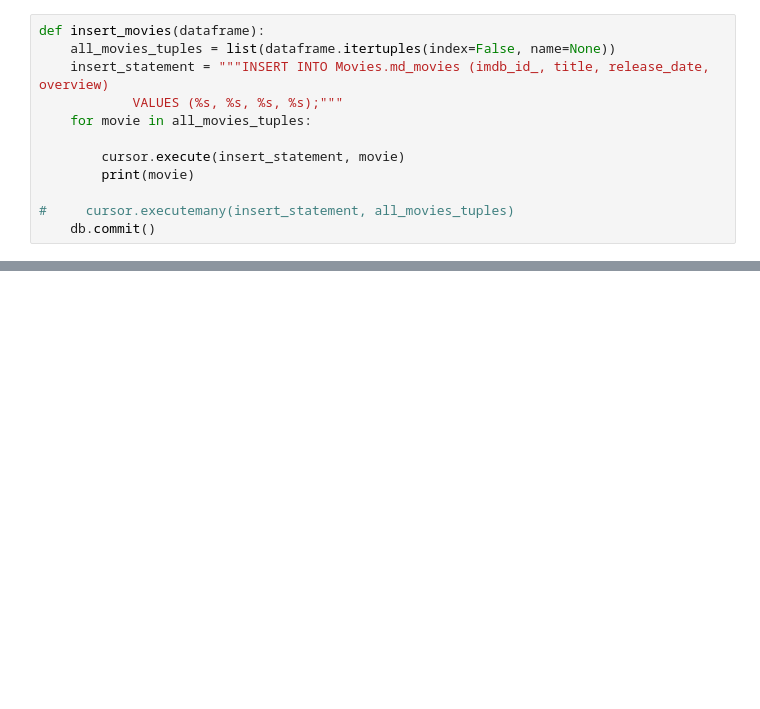
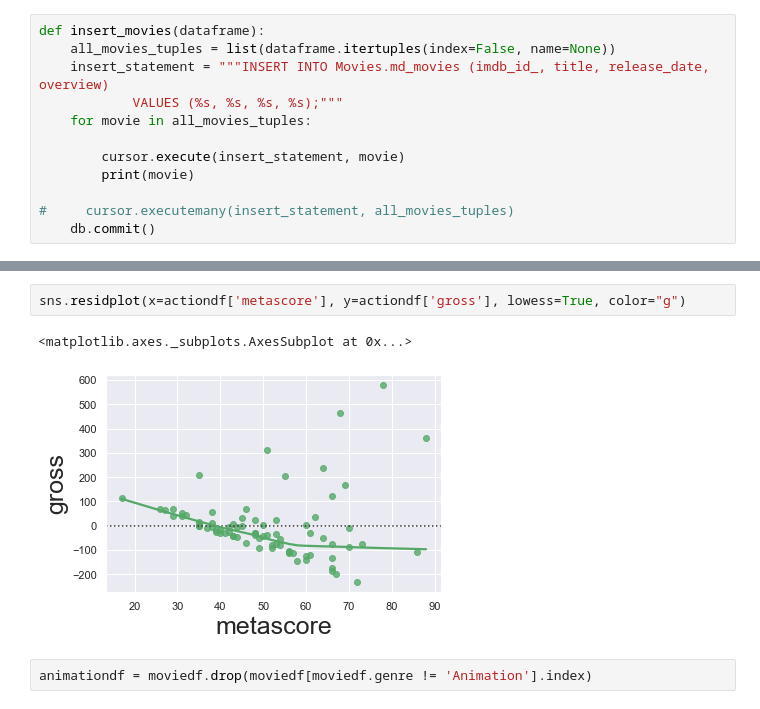
Before and after one commit to clareblessen/Movies, a Jupyter notebook: Movie_project.ipynb, the cells around one changed output, grey strips where cells are left out. Cells and saved outputs as stored; diff of their text form; blank space fills up the shorter version.

```diff
--- a/Movie_project.ipynb
+++ b/Movie_project.ipynb
@@ -353,0 +416,7 @@ insert_movies(make_df(all_info))
+# %%
+sns.residplot(x=actiondf['metascore'], y=actiondf['gross'], lowess=True, color="g")
+# %% [output]
+<matplotlib.axes._subplots.AxesSubplot at 0x...>
+[figure, added]
+# %%
+animationdf = moviedf.drop(moviedf[moviedf.genre != 'Animation'].index)
```
Also changed, not shown: parts of 33 cells of this notebook.
